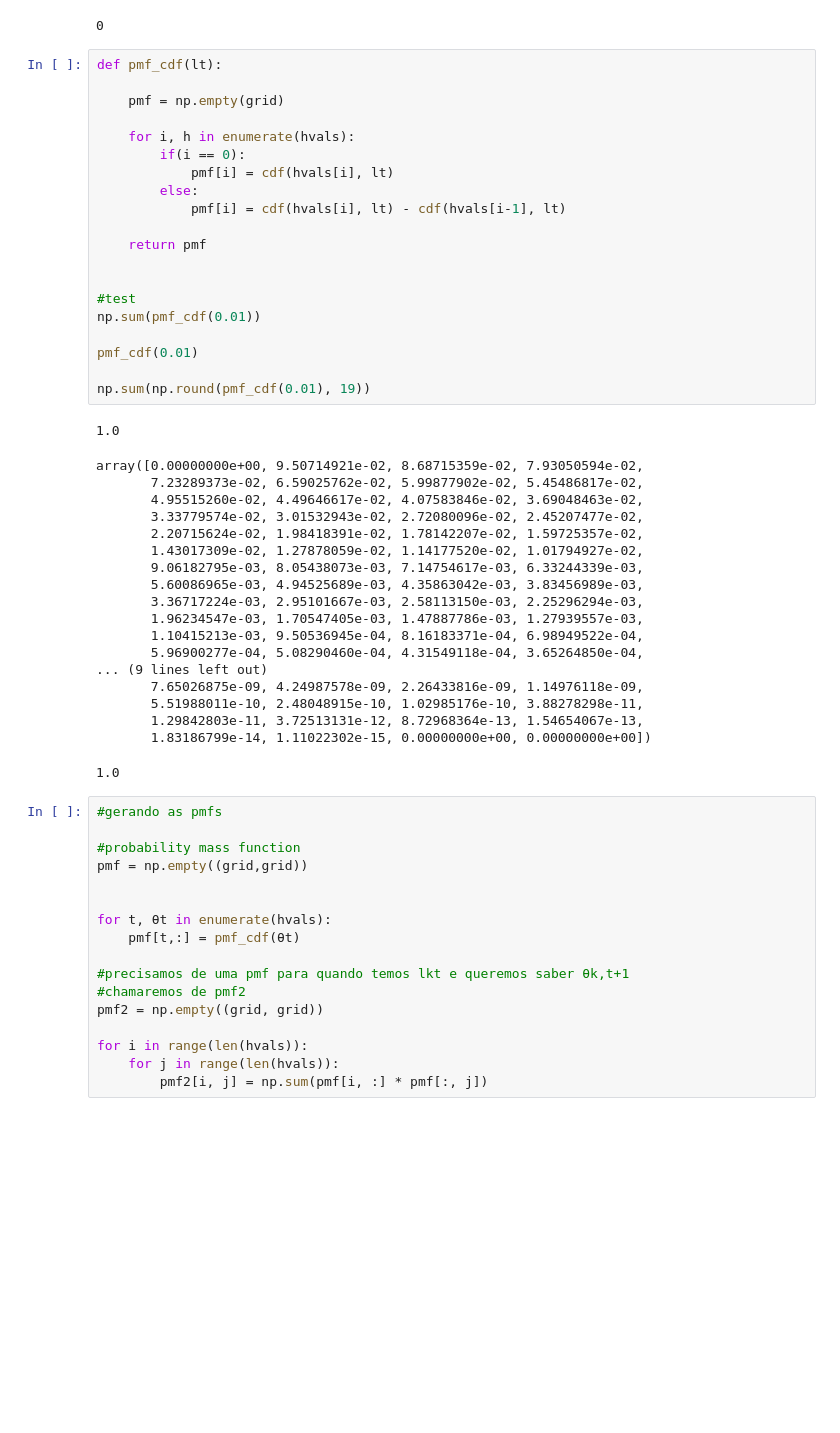
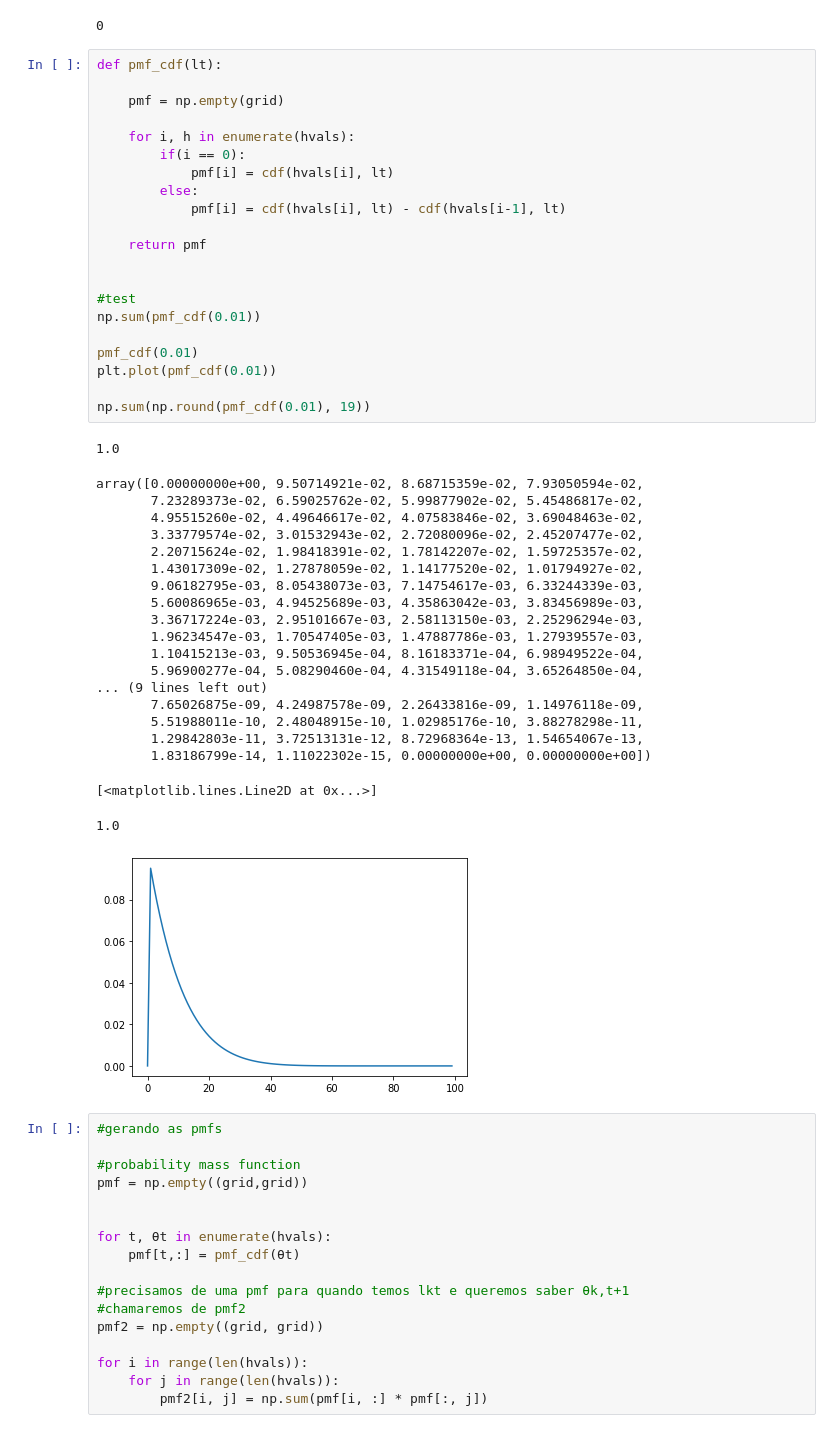
Before and after one commit to jmatheusgpa/Bargaining, a Jupyter notebook: Bellman.ipynb, the cells around one changed output. Drawn from its saved outputs; the diff is of its cells as text; blank space fills up the shorter version.

```diff
--- a/Bellman.ipynb
+++ b/Bellman.ipynb
@@ -169,34 +175,37 @@ def pmf_cdf(lt):
             pmf[i] = cdf(hvals[i], lt) - cdf(hvals[i-1], lt)
 
     return pmf
 
 
 #test
 np.sum(pmf_cdf(0.01))
 
 pmf_cdf(0.01)
+plt.plot(pmf_cdf(0.01))
 
 np.sum(np.round(pmf_cdf(0.01), 19))
 # %% [output]
 1.0
 array([0.00000000e+00, 9.50714921e-02, 8.68715359e-02, 7.93050594e-02,
        7.23289373e-02, 6.59025762e-02, 5.99877902e-02, 5.45486817e-02,
        4.95515260e-02, 4.49646617e-02, 4.07583846e-02, 3.69048463e-02,
        3.33779574e-02, 3.01532943e-02, 2.72080096e-02, 2.45207477e-02,
        2.20715624e-02, 1.98418391e-02, 1.78142207e-02, 1.59725357e-02,
        1.43017309e-02, 1.27878059e-02, 1.14177520e-02, 1.01794927e-02,
        9.06182795e-03, 8.05438073e-03, 7.14754617e-03, 6.33244339e-03,
        5.60086965e-03, 4.94525689e-03, 4.35863042e-03, 3.83456989e-03,
        3.36717224e-03, 2.95101667e-03, 2.58113150e-03, 2.25296294e-03,
        1.96234547e-03, 1.70547405e-03, 1.47887786e-03, 1.27939557e-03,
        1.10415213e-03, 9.50536945e-04, 8.16183371e-04, 6.98949522e-04,
        5.96900277e-04, 5.08290460e-04, 4.31549118e-04, 3.65264850e-04,
 ... (9 lines left out)
        7.65026875e-09, 4.24987578e-09, 2.26433816e-09, 1.14976118e-09,
        5.51988011e-10, 2.48048915e-10, 1.02985176e-10, 3.88278298e-11,
        1.29842803e-11, 3.72513131e-12, 8.72968364e-13, 1.54654067e-13,
        1.83186799e-14, 1.11022302e-15, 0.00000000e+00, 0.00000000e+00])
-1.0
+[<matplotlib.lines.Line2D at 0x...>]
+1.0
+[figure, added]
 # %%
 #gerando as pmfs
 
```
Also changed, not shown: parts of 32 cells of this notebook.
